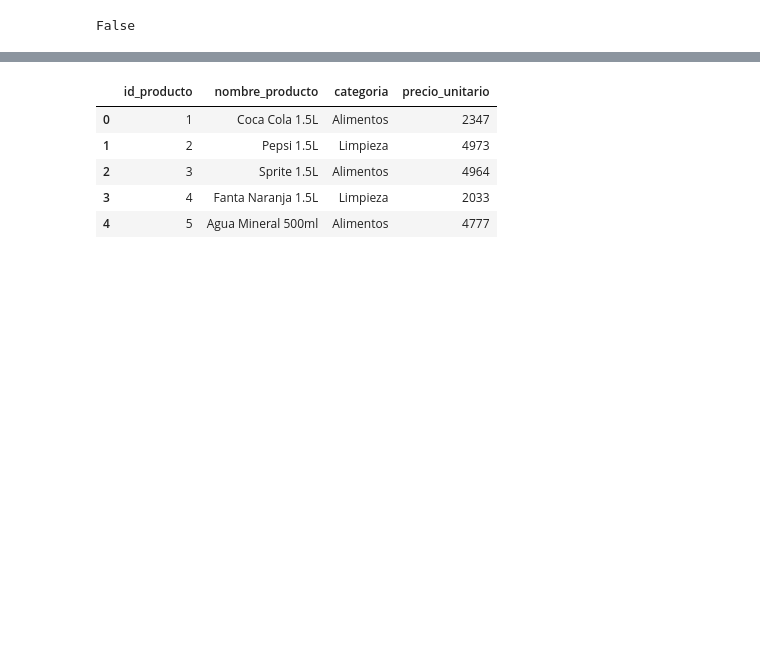
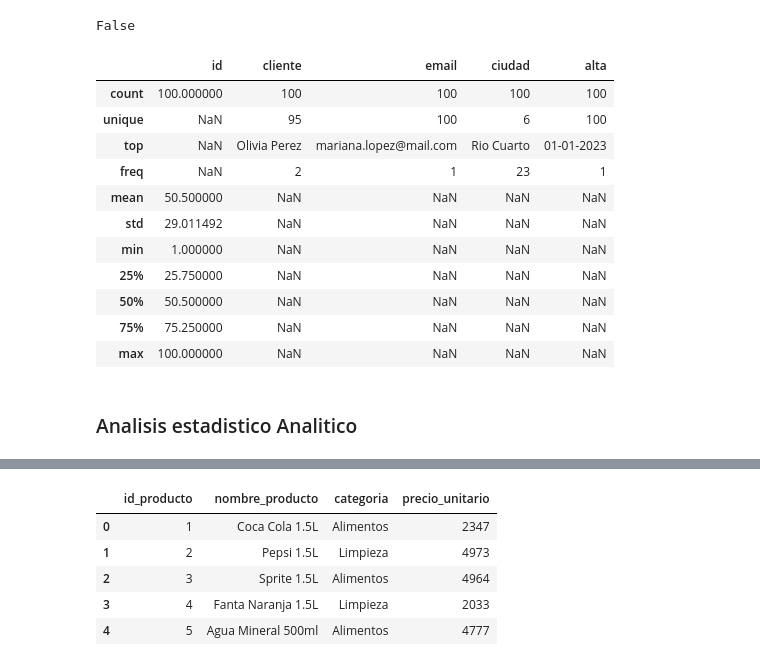
Before and after one commit to DiegoPenalba/ProyectoAurilion, a Jupyter notebook: data.ipynb, the cells around one changed output, grey strips where cells are left out. Cells and saved outputs as stored; diff of their text form; code cells hidden in the pictures; blank space fills up the shorter version.

```diff
--- a/data.ipynb
+++ b/data.ipynb
@@ -97,3 +100,20 @@ clientes_df_norm.head()
 clientes_df_norm.isnull().values.any()
 # %% [output]
 False
+# %%
+clientes_df_norm.describe(include= 'all')
+# %% [output]
+|  | id | cliente | email | ciudad | alta |
+| count | 100.000000 | 100 | 100 | 100 | 100 |
+| unique | NaN | 95 | 100 | 6 | 100 |
+| top | NaN | Olivia Perez | mariana.lopez@mail.com | Rio Cuarto | 01-01-2023 |
+| freq | NaN | 2 | 1 | 23 | 1 |
+| mean | 50.500000 | NaN | NaN | NaN | NaN |
+| std | 29.011492 | NaN | NaN | NaN | NaN |
+| min | 1.000000 | NaN | NaN | NaN | NaN |
+| 25% | 25.750000 | NaN | NaN | NaN | NaN |
+| 50% | 50.500000 | NaN | NaN | NaN | NaN |
+| 75% | 75.250000 | NaN | NaN | NaN | NaN |
+| max | 100.000000 | NaN | NaN | NaN | NaN |
+# %% [markdown]
+### Analisis estadistico Analitico
```
Also changed, not shown: parts of 26 cells of this notebook.
